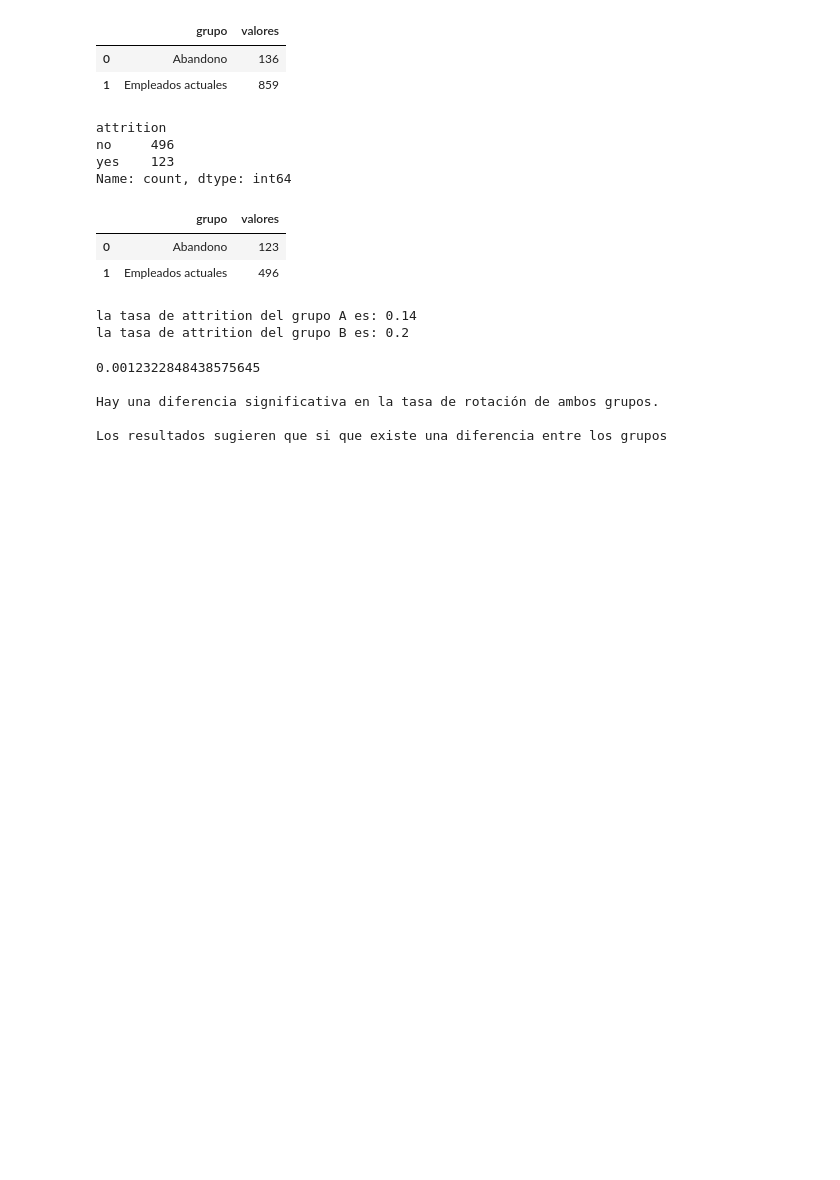
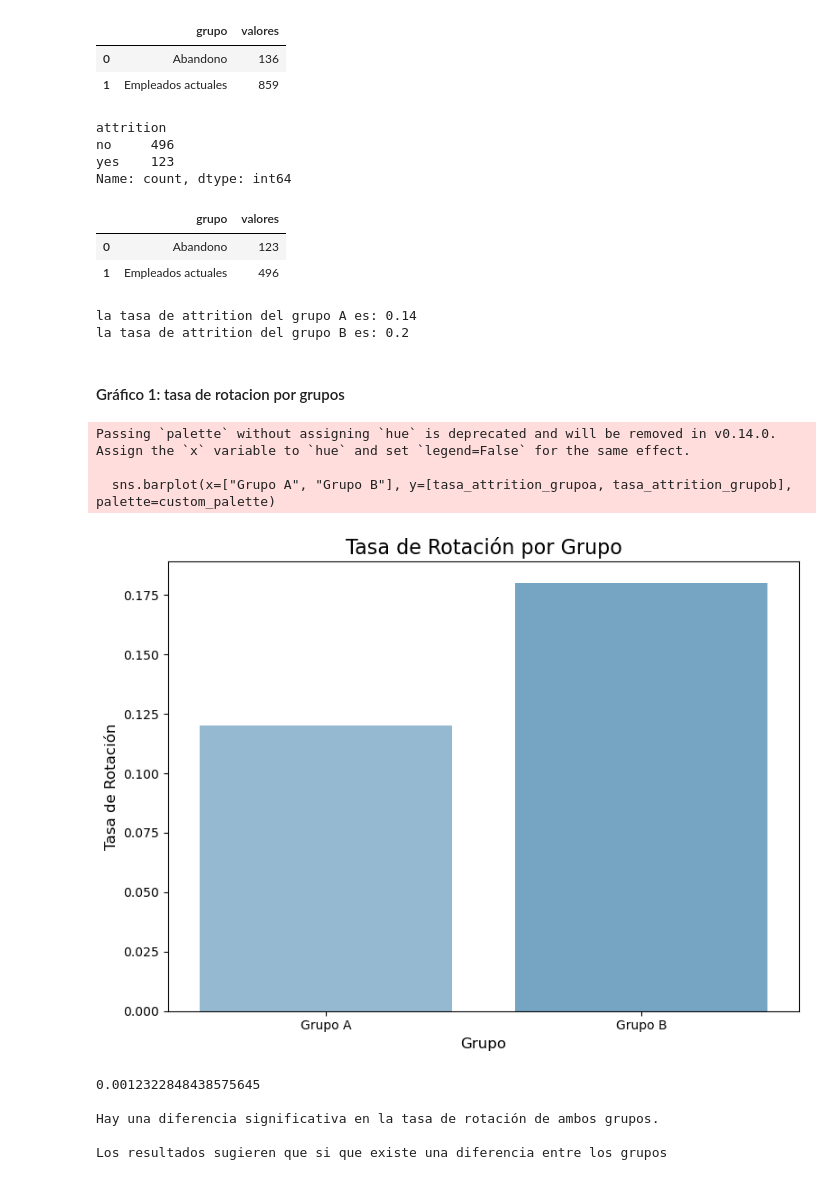
Before and after one commit to ArianaPapantonio/Final_project_module_3, a Jupyter notebook: Fase_4_AB_testing/AB_testing.ipynb, the cells around one changed output. Drawn from its saved outputs; the diff is of its cells as text; code cells hidden in the pictures; blank space fills up the shorter version.

```diff
--- a/Fase_4_AB_testing/AB_testing.ipynb
+++ b/Fase_4_AB_testing/AB_testing.ipynb
@@ -154,3 +154,29 @@ print(f"la tasa de attrition del grupo B es: {tasa_attrition_grupob}")
 # %% [output]
 la tasa de attrition del grupo A es: 0.14
 la tasa de attrition del grupo B es: 0.2
+# %% [markdown]
+#### Gráfico 1: tasa de rotacion por grupos
+# %%
+
+# Suponiendo que ya tienes el DataFrame con las tasas de rotación por grupo
+
+# Definir paleta de colores azul o violeta
+custom_palette = sns.color_palette("Blues_d")  # O también "Purples_d" para tonos morados
+
+# Crear gráfico de barras con los colores personalizados
+plt.figure(figsize=(8, 6))
+sns.barplot(x=["Grupo A", "Grupo B"], y=[tasa_attrition_grupoa, tasa_attrition_grupob], palette=custom_palette)
+
+# Añadir título y etiquetas
+plt.title("Tasa de Rotación por Grupo", fontsize=16)
+plt.xlabel("Grupo", fontsize=12)
+plt.ylabel("Tasa de Rotación", fontsize=12)
+
+# Mostrar el gráfico
+plt.tight_layout()  # Ajusta automáticamente los márgenes
+plt.show()
+# %% [output]
+Passing `palette` without assigning `hue` is deprecated and will be removed in v0.14.0. Assign the `x` variable to `hue` and set `legend=False` for the same effect.
+
+  sns.barplot(x=["Grupo A", "Grupo B"], y=[tasa_attrition_grupoa, tasa_attrition_grupob], palette=custom_palette)
+[figure, added]
```
Also changed, not shown: parts of 22 cells of this notebook.
